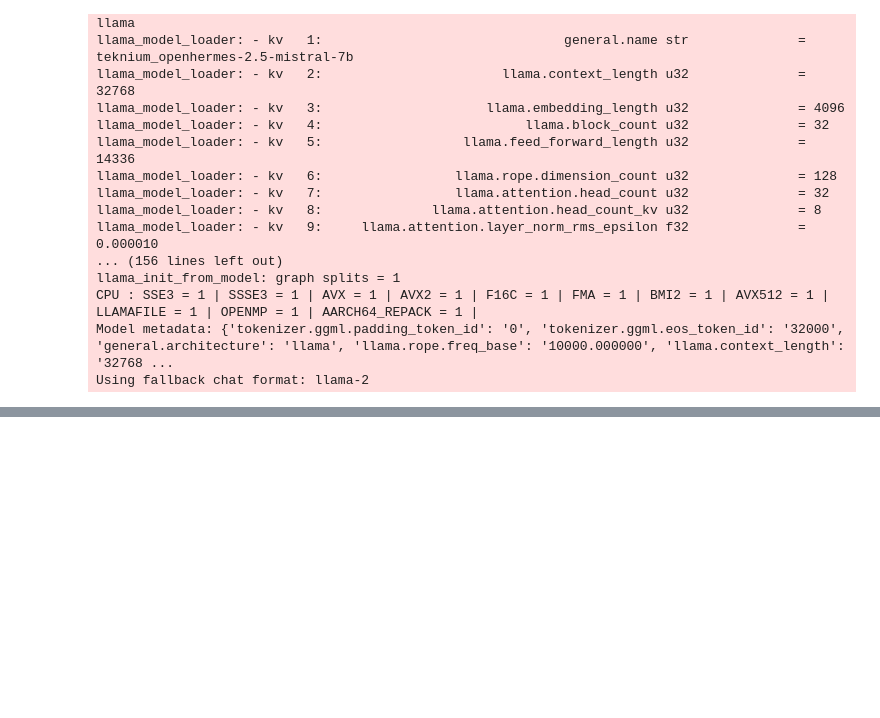
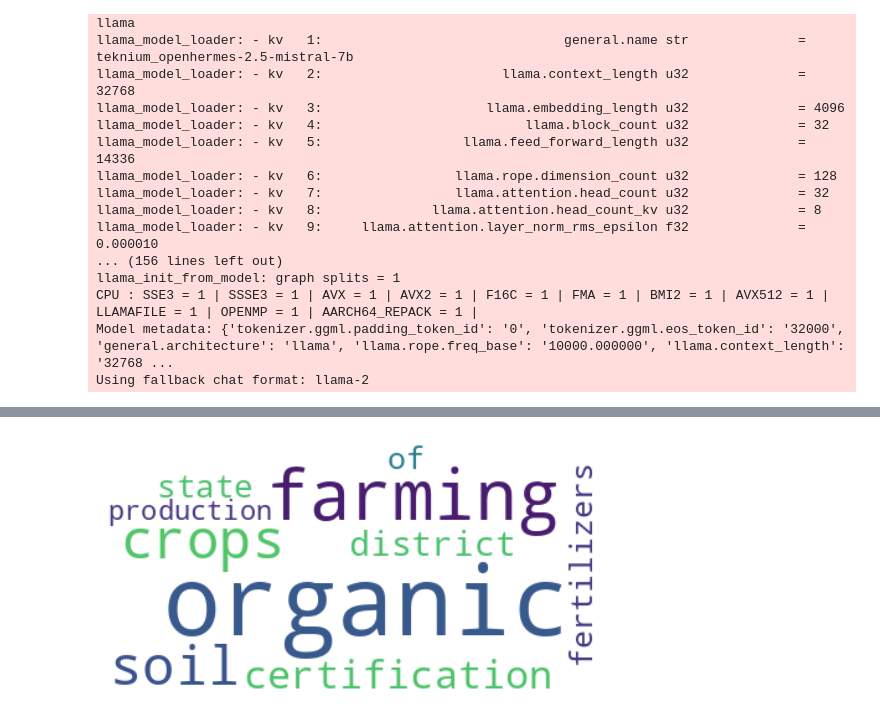
Before and after one commit to HebaShakeel/AgriLens, a Jupyter notebook: topic-model-openhermes-mistral-7b.ipynb, the cells around one changed output, grey strips where cells are left out. Saved outputs shown, nothing was run; the diff lists cells and outputs as text; code cells hidden in the pictures; blank space fills up the shorter version.

Commit message:
LLM | topic_model_openhermes_mistral-7b | BERTopic

```diff
--- a/topic-model-openhermes-mistral-7b.ipynb
+++ b/topic-model-openhermes-mistral-7b.ipynb
@@ -235,10 +205,9 @@ Xet Storage is enabled for this repo, but the 'hf_xet' package is not installed.
 # %%
 from sklearn.feature_extraction.text import CountVectorizer
 # %%
-# Define sub-models
+umap_model = UMAP(n_neighbors=10, n_components=3, min_dist=0.1, metric='cosine', random_state=42, low_memory=True)
 # umap_model = UMAP(n_neighbors=15, n_components=5, min_dist=0.0, metric='cosine', random_state=42)
-umap_model = UMAP(n_neighbors=10, n_components=3, min_dist=0.1, metric='cosine', random_state=42, low_memory=True)
+hdbscan_model = HDBSCAN(min_cluster_size=100, min_samples=10, metric='euclidean', cluster_selection_method='eom', prediction_data=True)
 # hdbscan_model = HDBSCAN(min_cluster_size=150, metric='euclidean', cluster_selection_method='eom', prediction_data=True)
-hdbscan_model = HDBSCAN(min_cluster_size=100, min_samples=5, metric='euclidean', cluster_selection_method='eom', prediction_data=True)
 vectorizer_model = CountVectorizer(stop_words="english", ngram_range=(2, 2))
 # %% [output]
@@ -247,3 +224,27 @@ vectorizer_model = CountVectorizer(stop_words="english", ngram_range=(2, 2))
+# %%
+from bertopic.representation import LlamaCPP, KeyBERTInspired, MaximalMarginalRelevance, PartOfSpeech
+
+# Load components
+keybert = KeyBERTInspired()
+pos_model = PartOfSpeech("en_core_web_sm")
+mmr = MaximalMarginalRelevance(diversity=0.3)
+
+prompt = """ Q:
+I have a topic that contains the following documents:
+[DOCUMENTS]
+
+The topic is described by the following keywords: '[KEYWORDS]'.
+
+Based on the above information, can you give a short label of the topic of at most 5 words?
+A:
+"""
+
+representation_model = {
+    "LLM": LlamaCPP(llm, prompt=prompt),
+    "KeyBERT": keybert,
+    "MMR": mmr,
+    "POS": pos_model
+}
 # %%
 from bertopic import BERTopic
 
@@ -252,7 +253,7 @@ topic_model = BERTopic(
   # Sub-models
   embedding_model=embedding_model,
   umap_model=umap_model,
-  hdbscan_model=hdbscan_model,vectorizer_model = vectorizer_model,
+  hdbscan_model=hdbscan_model,
   representation_model=representation_model,
 
   # Hyperparameters
@@ -282,0 +299,16 @@ llama_perf_context_print:       total time =  105434.82 ms /   572 tokens
+# %%
+from wordcloud import WordCloud
+import matplotlib.pyplot as plt
+
+def create_wordcloud(model, topic):
+    text = {word: value for word, value in model.get_topic(topic)}
+    wc = WordCloud(background_color="white", max_words=1000)
+    wc.generate_from_frequencies(text)
+    plt.imshow(wc, interpolation="bilinear")
+    plt.axis("off")
+    plt.show()
+
+# Show wordcloud
+create_wordcloud(topic_model, topic=23)
+# %% [output]
+[figure, added]
```
Also changed, not shown: parts of 36 cells of this notebook.
